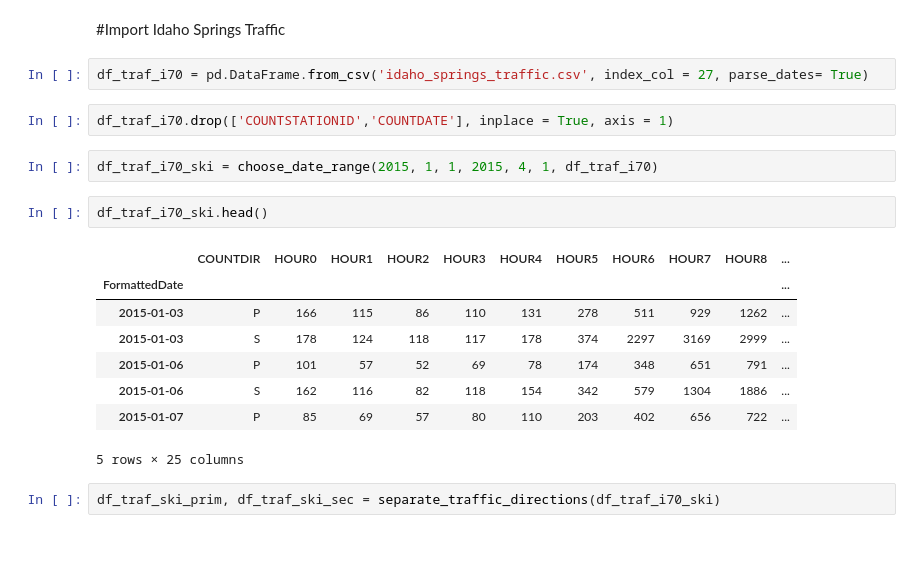
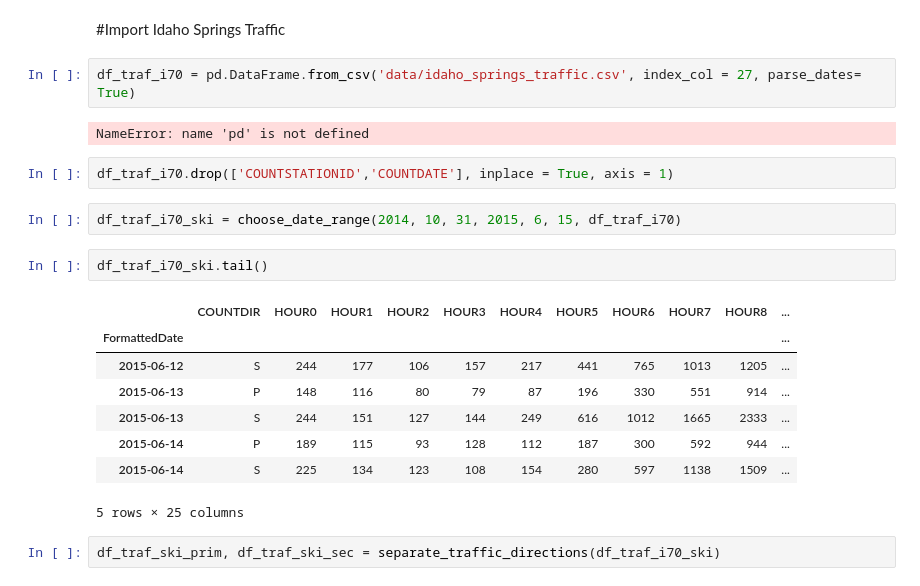
Before and after one commit to balmandhunter/ski_in_solitude, a Jupyter notebook: weather_traffic_import.ipynb, the cells around one changed output. Drawn from its saved outputs; the diff is of its cells as text; blank space fills up the shorter version.

```diff
--- a/weather_import.ipynb
+++ b/weather_traffic_import.ipynb
@@ -320,21 +321,23 @@ NameError: name 'df_traf_sec_peak' is not defined
 # %% [markdown]
 #Import Idaho Springs Traffic
 # %%
-df_traf_i70 = pd.DataFrame.from_csv('idaho_springs_traffic.csv', index_col = 27, parse_dates= True)
+df_traf_i70 = pd.DataFrame.from_csv('data/idaho_springs_traffic.csv', index_col = 27, parse_dates= True)
+# %% [output]
+NameError: name 'pd' is not defined
 # %%
 df_traf_i70.drop(['COUNTSTATIONID','COUNTDATE'], inplace = True, axis = 1)
-# %%
-df_traf_i70_ski = choose_date_range(2015, 1, 1, 2015, 4, 1, df_traf_i70)
+# %%
+df_traf_i70_ski = choose_date_range(2014, 10, 31, 2015, 6, 15, df_traf_i70)
 # %%
-df_traf_i70_ski.head()
+df_traf_i70_ski.tail()
 # %% [output]
 |  | COUNTDIR | HOUR0 | HOUR1 | HOUR2 | HOUR3 | HOUR4 | HOUR5 | HOUR6 | HOUR7 | HOUR8 | ... |
 | FormattedDate |  |  |  |  |  |  |  |  |  |  | ... |
-| 2015-01-03 | P | 166 | 115 | 86 | 110 | 131 | 278 | 511 | 929 | 1262 | ... |
-| 2015-01-03 | S | 178 | 124 | 118 | 117 | 178 | 374 | 2297 | 3169 | 2999 | ... |
-| 2015-01-06 | P | 101 | 57 | 52 | 69 | 78 | 174 | 348 | 651 | 791 | ... |
-| 2015-01-06 | S | 162 | 116 | 82 | 118 | 154 | 342 | 579 | 1304 | 1886 | ... |
-| 2015-01-07 | P | 85 | 69 | 57 | 80 | 110 | 203 | 402 | 656 | 722 | ... |
+| 2015-06-12 | S | 244 | 177 | 106 | 157 | 217 | 441 | 765 | 1013 | 1205 | ... |
+| 2015-06-13 | P | 148 | 116 | 80 | 79 | 87 | 196 | 330 | 551 | 914 | ... |
+| 2015-06-13 | S | 244 | 151 | 127 | 144 | 249 | 616 | 1012 | 1665 | 2333 | ... |
+| 2015-06-14 | P | 189 | 115 | 93 | 128 | 112 | 187 | 300 | 592 | 944 | ... |
+| 2015-06-14 | S | 225 | 134 | 123 | 108 | 154 | 280 | 597 | 1138 | 1509 | ... |
 5 rows × 25 columns
 # %%
 df_traf_ski_prim, df_traf_ski_sec = separate_traffic_directions(df_traf_i70_ski)
```
Also changed, not shown: parts of 28 cells of this notebook, 7 other files.
